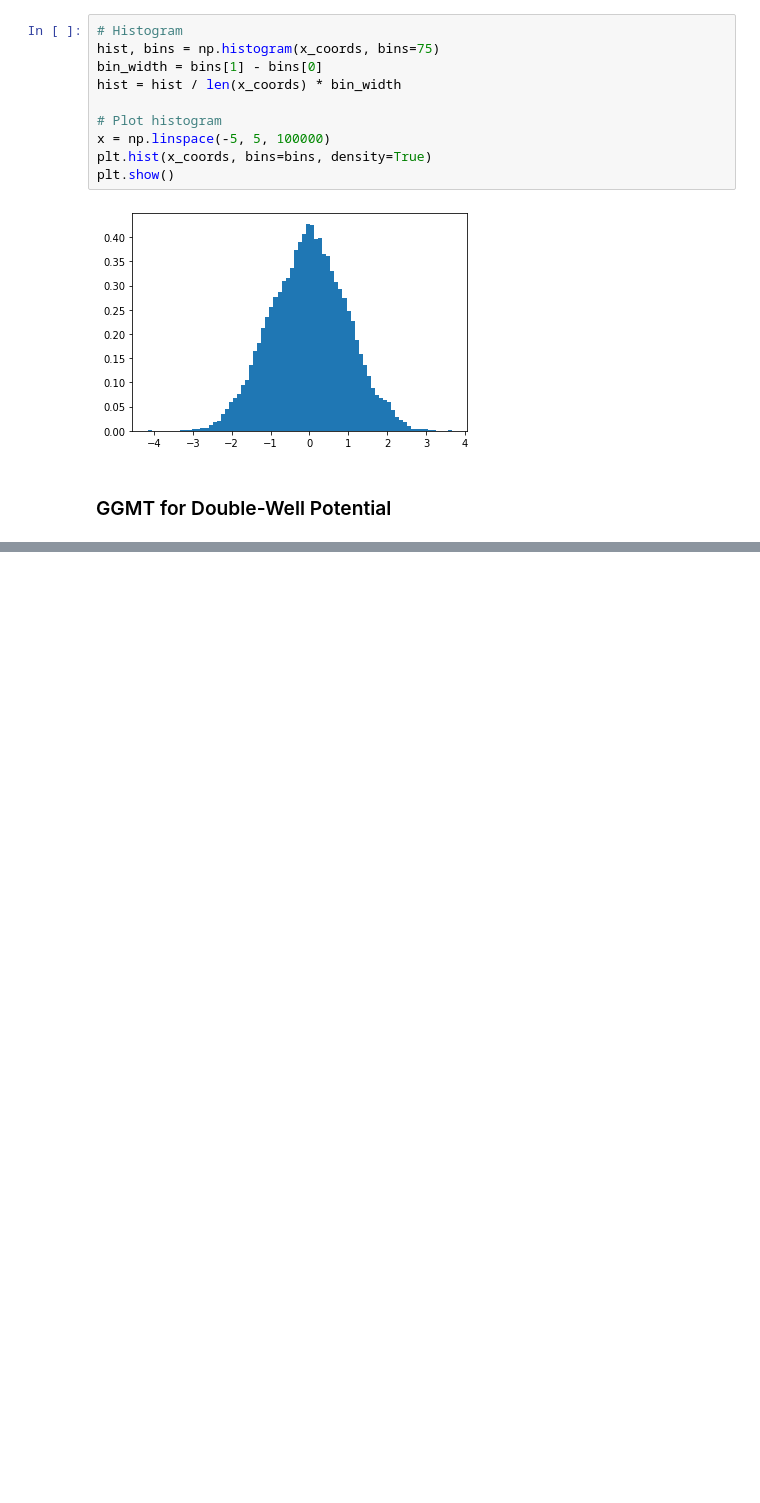
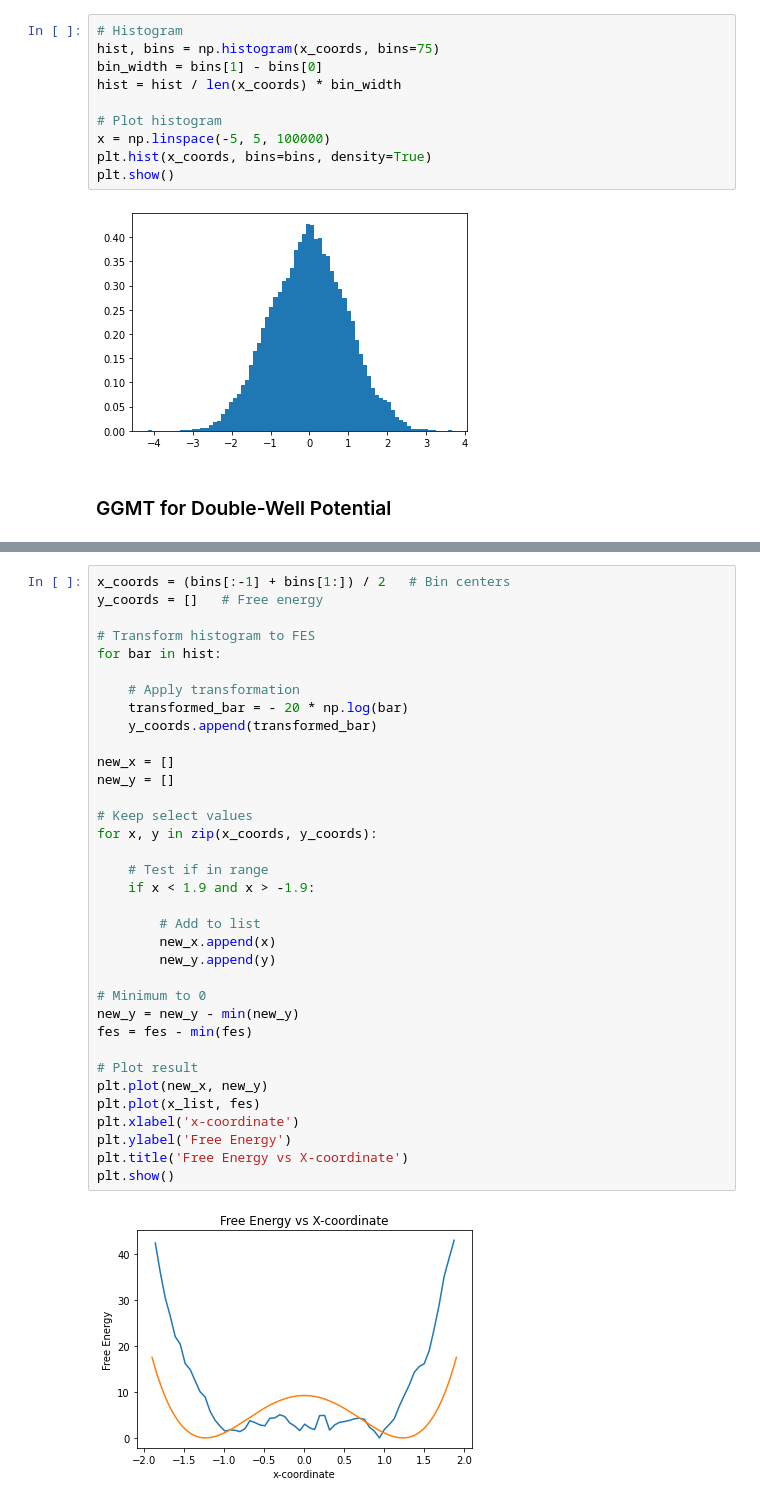
Before and after one commit to thomasegg3/enhanced_sampling_practice, a Jupyter notebook: toy_problem.ipynb, the cells around one changed output, grey strips where cells are left out. Saved outputs shown, nothing was run; the diff lists cells and outputs as text; blank space fills up the shorter version.

```diff
--- a/toy_problem.ipynb
+++ b/toy_problem.ipynb
@@ -821,0 +850,37 @@ plt.plot(steps, coords)
+# %%
+x_coords = (bins[:-1] + bins[1:]) / 2   # Bin centers
+y_coords = []   # Free energy
+
+# Transform histogram to FES
+for bar in hist:
+
+    # Apply transformation
+    transformed_bar = - 20 * np.log(bar)
+    y_coords.append(transformed_bar)
+
+new_x = []
+new_y = []
+
+# Keep select values
+for x, y in zip(x_coords, y_coords):
+
+    # Test if in range
+    if x < 1.9 and x > -1.9:
+
+        # Add to list
+        new_x.append(x)
+        new_y.append(y)
+
+# Minimum to 0
+new_y = new_y - min(new_y)
+fes = fes - min(fes)
+
+# Plot result
+plt.plot(new_x, new_y)
+plt.plot(x_list, fes)
+plt.xlabel('x-coordinate')
+plt.ylabel('Free Energy')
+plt.title('Free Energy vs X-coordinate')
+plt.show()
+# %% [output]
+[figure, added]
```
Also changed, not shown: parts of 8 cells of this notebook.
